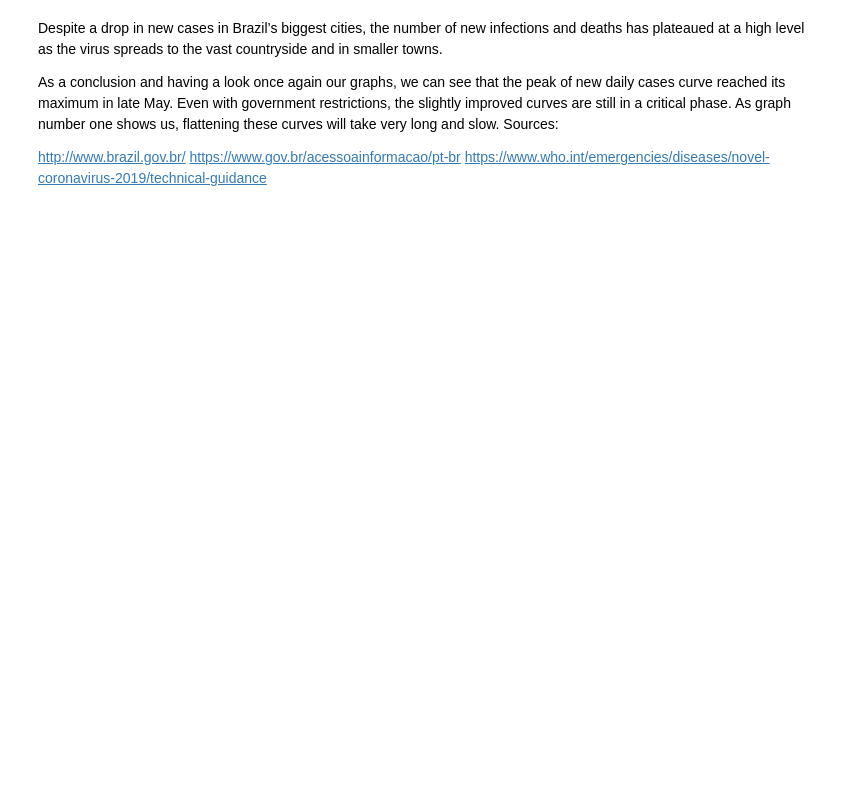
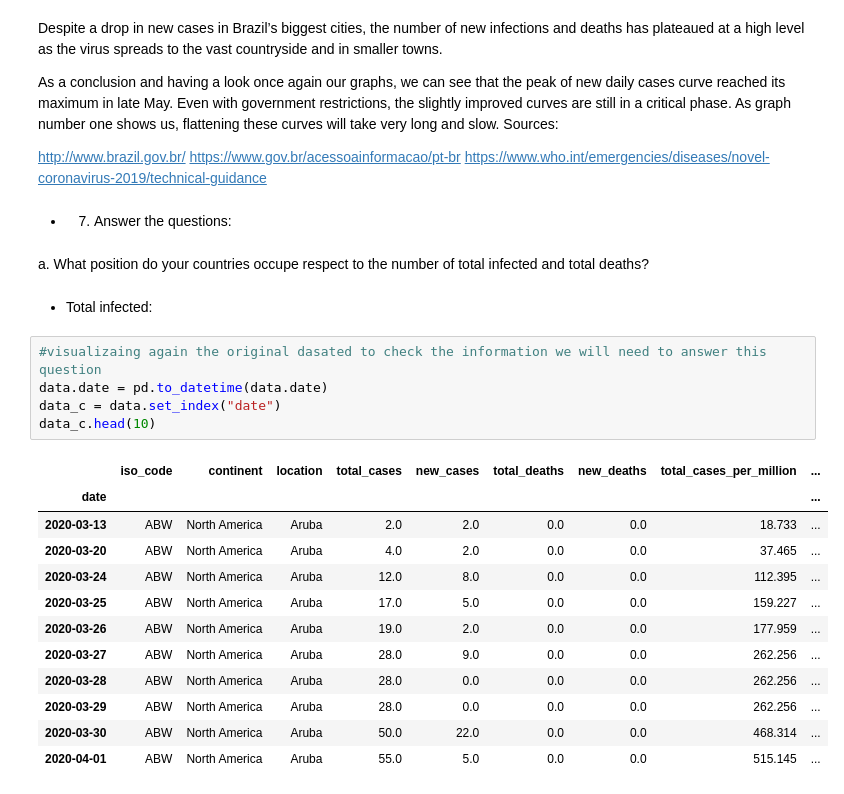
Before and after one commit to RoxannaW/Project_August_Corona, a Jupyter notebook: Rama_Alba/mi_trabajo.ipynb, the cells around one changed output. Cells and saved outputs as stored; diff of their text form; blank space fills up the shorter version.

```diff
--- a/Rama_Alba/mi_trabajo.ipynb
+++ b/Rama_Alba/mi_trabajo.ipynb
@@ -246,3 +255,27 @@ As a conclusion and having a look once again our graphs, we can see that the pea
 
 http://www.brazil.gov.br/ https://www.gov.br/acessoainformacao/pt-br
 https://www.who.int/emergencies/diseases/novel-coronavirus-2019/technical-guidance
+# %% [markdown]
+- 7. Answer the questions:
+# %% [markdown]
+a. What position do your countries occupe respect to the number of total infected and total deaths?
+# %% [markdown]
+  - Total infected:
+# %%
+#visualizaing again the original dasated to check the information we will need to answer this question
+data.date = pd.to_datetime(data.date)
+data_c = data.set_index("date")
+data_c.head(10)
+# %% [output]
+|  | iso_code | continent | location | total_cases | new_cases | total_deaths | new_deaths | total_cases_per_million | ... |
+| date |  |  |  |  |  |  |  |  | ... |
+| 2020-03-13 | ABW | North America | Aruba | 2.0 | 2.0 | 0.0 | 0.0 | 18.733 | ... |
+| 2020-03-20 | ABW | North America | Aruba | 4.0 | 2.0 | 0.0 | 0.0 | 37.465 | ... |
+| 2020-03-24 | ABW | North America | Aruba | 12.0 | 8.0 | 0.0 | 0.0 | 112.395 | ... |
+| 2020-03-25 | ABW | North America | Aruba | 17.0 | 5.0 | 0.0 | 0.0 | 159.227 | ... |
+| 2020-03-26 | ABW | North America | Aruba | 19.0 | 2.0 | 0.0 | 0.0 | 177.959 | ... |
+| 2020-03-27 | ABW | North America | Aruba | 28.0 | 9.0 | 0.0 | 0.0 | 262.256 | ... |
+| 2020-03-28 | ABW | North America | Aruba | 28.0 | 0.0 | 0.0 | 0.0 | 262.256 | ... |
+| 2020-03-29 | ABW | North America | Aruba | 28.0 | 0.0 | 0.0 | 0.0 | 262.256 | ... |
+| 2020-03-30 | ABW | North America | Aruba | 50.0 | 22.0 | 0.0 | 0.0 | 468.314 | ... |
+| 2020-04-01 | ABW | North America | Aruba | 55.0 | 5.0 | 0.0 | 0.0 | 515.145 | ... |
```
Also changed, not shown: parts of 17 cells of this notebook.
